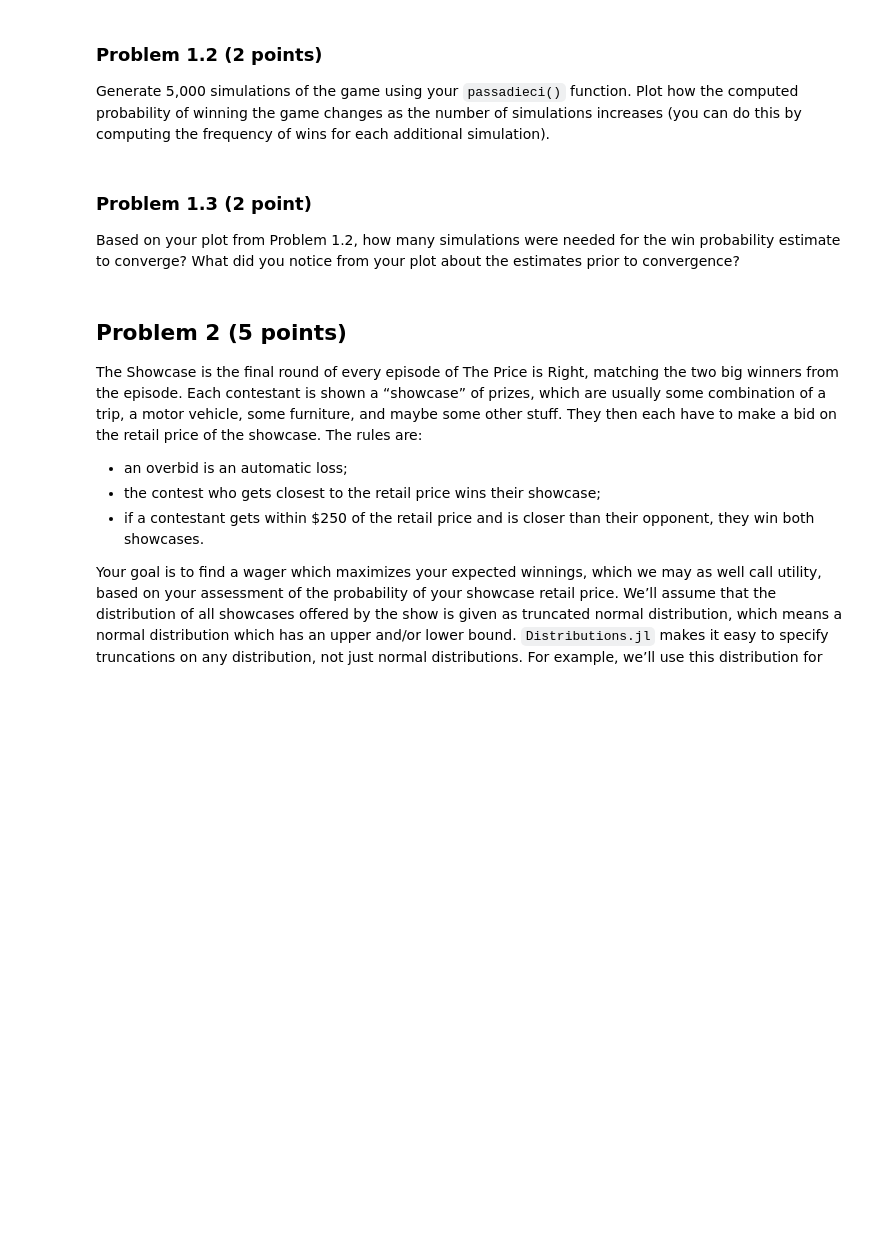
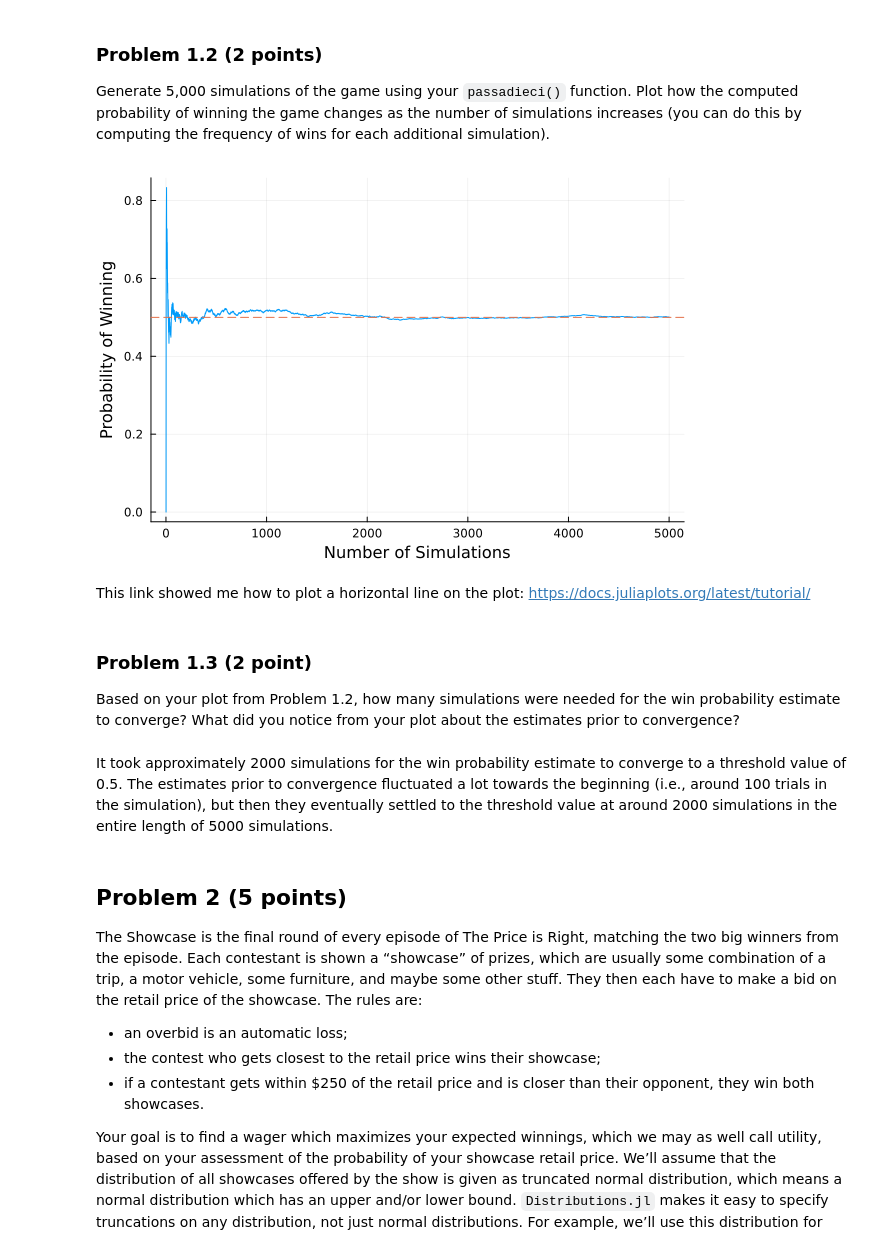
Before and after one commit to BEE4750-FA23/lab-02-christinemswanson, a Jupyter notebook: lab02.ipynb, the cells around one changed output. Saved outputs shown, nothing was run; the diff lists cells and outputs as text; code cells hidden in the pictures; blank space fills up the shorter version.

```diff
--- a/lab02.ipynb
+++ b/lab02.ipynb
@@ -223,12 +223,42 @@ as the number of simulations increases (you can do this by computing the
 frequency of wins for each additional simulation).
 # %%
 # compute frequency of wins for each additional simulation
+
+fivethousand_sims = passadieci(5000)
+
+winning_vector = zeros(length(fivethousand_sims)) # initialize the winning vector
+
+for i in 1:length(fivethousand_sims) # loop over the total number of simulations
+    count_num_wins = 0
+
+    for i_check in 1:i # count number of times the 3 dice are >= 11 for each trial
+        if fivethousand_sims[i_check] >= 11
+            count_num_wins += 1
+
+        else
+            count_num_wins = count_num_wins
+        end
+
+        winning_vector[i] = count_num_wins / i # compute frequency of wins for each additional simulation
+    end
+end
+# %%
+# plot probability of winning versus number of simulations
+
+plot(1:5000, winning_vector, legend = false, xlabel = "Number of Simulations", ylabel = "Probability of Winning")
+hline!([0.5], line = :dash) # horizontal line at 0.5 probability threshold
+# %% [output]
+[figure, added]
+# %% [markdown]
+This link showed me how to plot a horizontal line on the plot: https://docs.juliaplots.org/latest/tutorial/
 # %% [markdown]
 ### Problem 1.3 (2 point)
 
 Based on your plot from Problem 1.2, how many simulations were needed
 for the win probability estimate to converge? What did you notice from
 your plot about the estimates prior to convergence?
+# %% [markdown]
+It took approximately 2000 simulations for the win probability estimate to converge to a threshold value of 0.5. The estimates prior to convergence fluctuated a lot towards the beginning (i.e., around 100 trials in the simulation), but then they eventually settled to the threshold value at around 2000 simulations in the entire length of 5000 simulations.
 # %% [markdown]
 ## Problem 2 (5 points)
 
```
Also changed, not shown: parts of 1 cell of this notebook.
